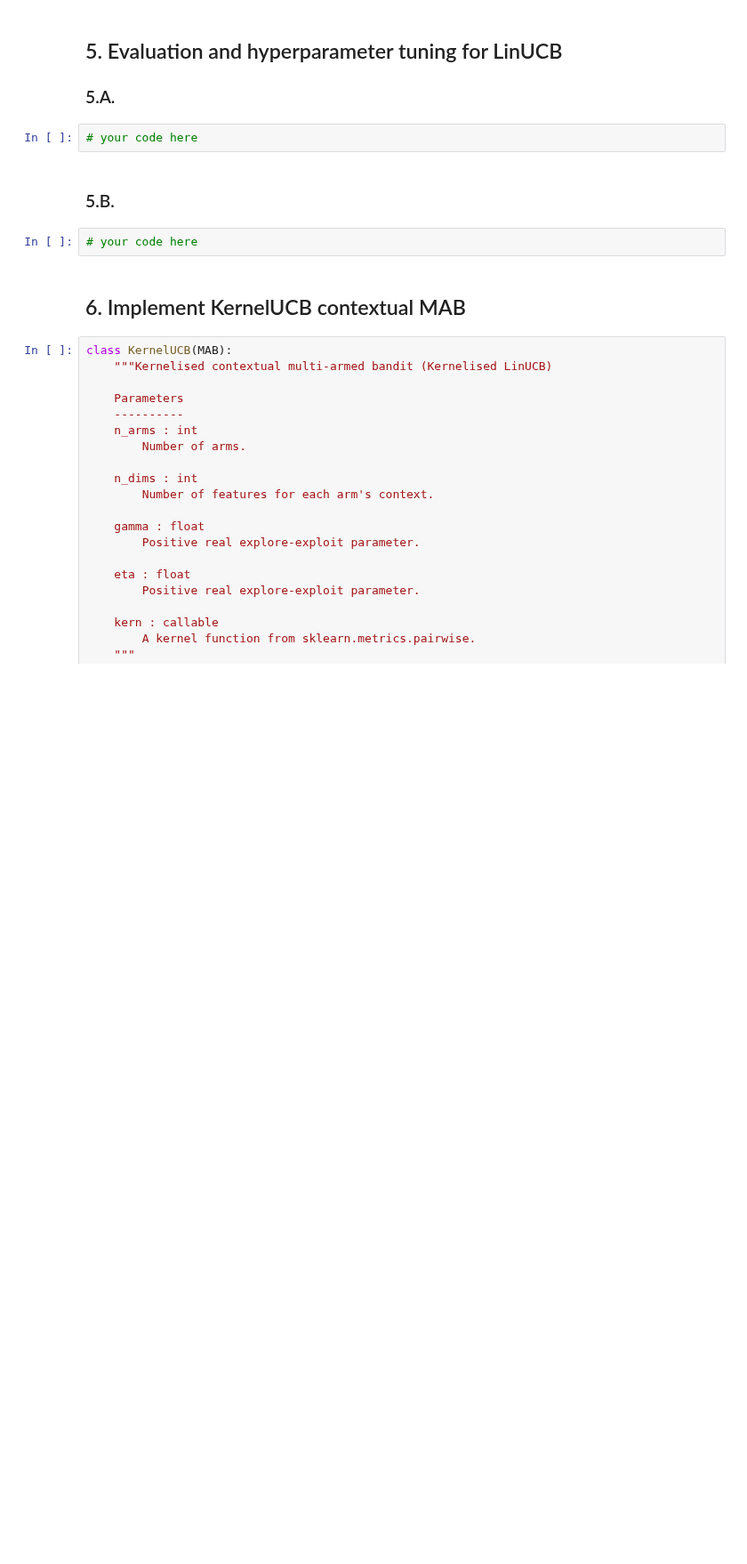
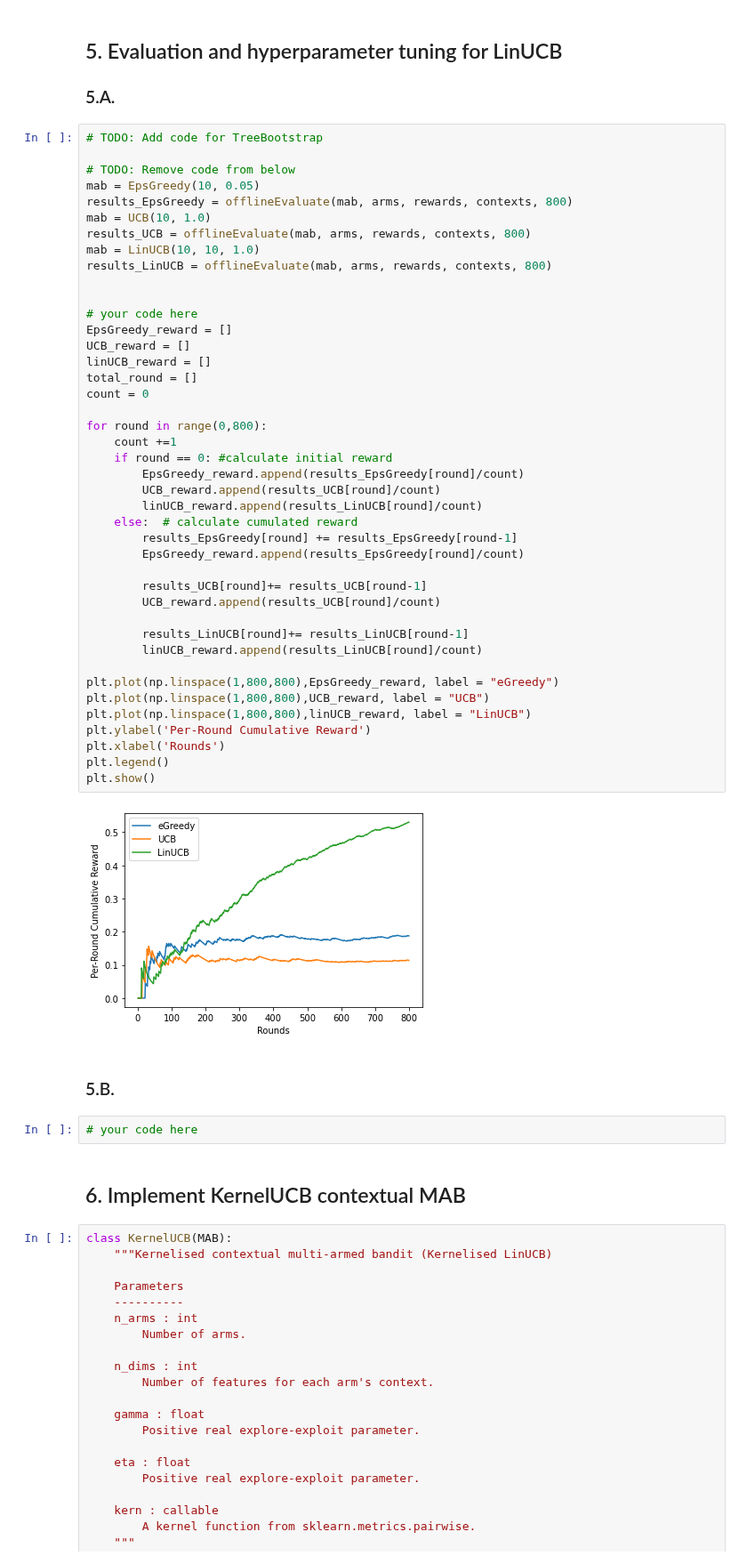
Before and after one commit to Bachfischer/COMP90051-StatML-Assignment-2, a Jupyter notebook: mbachfischer.ipynb, the cells around one changed output. Shown at 89% size. Saved outputs shown, nothing was run; the diff lists cells and outputs as text; blank space fills up the shorter version.

```diff
--- a/mbachfischer.ipynb
+++ b/mbachfischer.ipynb
@@ -444,8 +446,50 @@ print('TreeBootstrap average reward', np.mean(results_TreeBootstrap))
 # %% [markdown]
 ## 5. Evaluation and hyperparameter tuning for LinUCB
 ### 5.A.
-# %%
-# your code here
+# %%
+# TODO: Add code for TreeBootstrap
+
+# TODO: Remove code from below
+mab = EpsGreedy(10, 0.05)
+results_EpsGreedy = offlineEvaluate(mab, arms, rewards, contexts, 800)
+mab = UCB(10, 1.0)
+results_UCB = offlineEvaluate(mab, arms, rewards, contexts, 800)
+mab = LinUCB(10, 10, 1.0)
+results_LinUCB = offlineEvaluate(mab, arms, rewards, contexts, 800)
+
+
+# your code here
+EpsGreedy_reward = []
+UCB_reward = []
+linUCB_reward = []
+total_round = []
+count = 0
+
+for round in range(0,800):
+    count +=1
+    if round == 0: #calculate initial reward
+        EpsGreedy_reward.append(results_EpsGreedy[round]/count)
+        UCB_reward.append(results_UCB[round]/count)
+        linUCB_reward.append(results_LinUCB[round]/count)
+    else:  # calculate cumulated reward
+        results_EpsGreedy[round] += results_EpsGreedy[round-1]
+        EpsGreedy_reward.append(results_EpsGreedy[round]/count)
+
+        results_UCB[round]+= results_UCB[round-1]
+        UCB_reward.append(results_UCB[round]/count)
+
+        results_LinUCB[round]+= results_LinUCB[round-1]
+        linUCB_reward.append(results_LinUCB[round]/count)
+
+plt.plot(np.linspace(1,800,800),EpsGreedy_reward, label = "eGreedy")
+plt.plot(np.linspace(1,800,800),UCB_reward, label = "UCB")
+plt.plot(np.linspace(1,800,800),linUCB_reward, label = "LinUCB")
+plt.ylabel('Per-Round Cumulative Reward')
+plt.xlabel('Rounds')
+plt.legend()
+plt.show()
+# %% [output]
+[figure, added]
 # %% [markdown]
 ### 5.B.
 # %%
```
Also changed, not shown: parts of 3 cells of this notebook.
